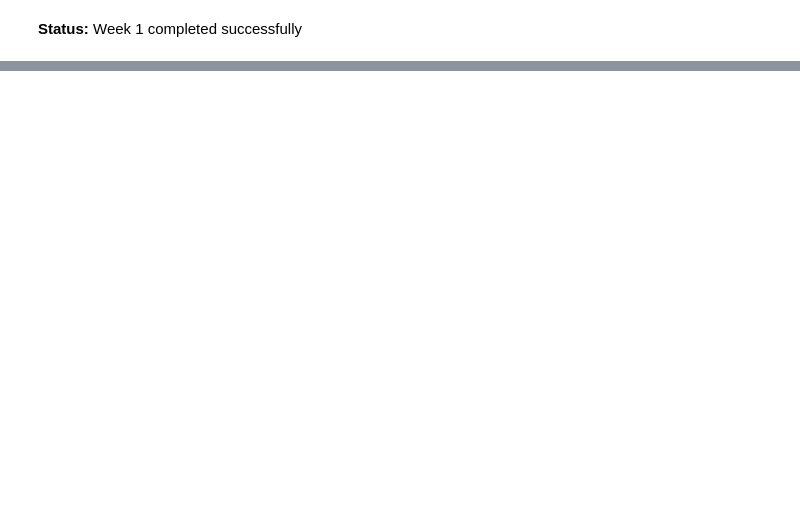
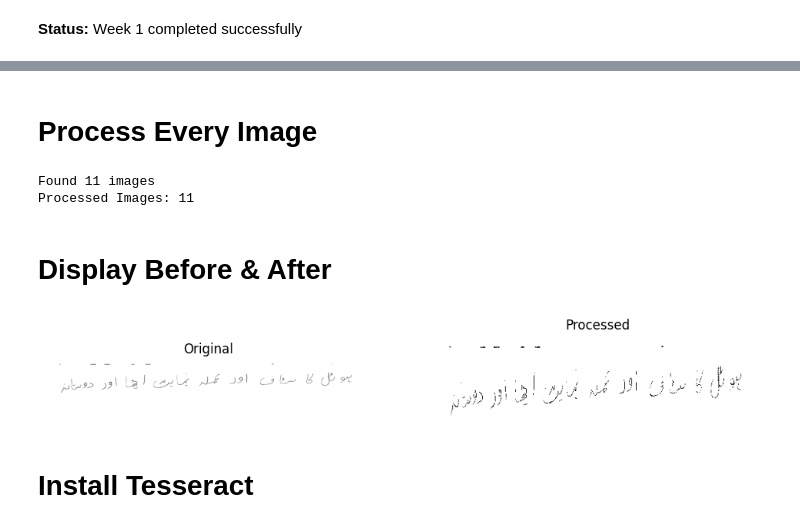
Before and after one commit to tfxhk/urdu_ocr_codesaviours_si26_Hafiza_Tehreem, a Jupyter notebook: SI26-Week1-hafiza-tehreem.ipynb, the cells around one changed output, grey strips where cells are left out. Drawn from its saved outputs; the diff is of its cells as text; code cells hidden in the pictures; blank space fills up the shorter version.

```diff
--- a/SI26-Week1-hafiza-tehreem.ipynb
+++ b/SI26-Week1-hafiza-tehreem.ipynb
@@ -197,0 +344,60 @@ print("Total images:", len(df)) # counting images
+# %% [markdown]
+# Process Every Image
+# %%
+import glob
+import os
+
+all_images = glob.glob("/content/data/raw/Urdu OCR/**/*.png", recursive=True)
+all_images += glob.glob("/content/data/raw/Urdu OCR/**/*.jpg", recursive=True)
+all_images += glob.glob("/content/data/raw/Urdu OCR/**/*.jpeg", recursive=True)
+
+print("Found", len(all_images), "images")
+
+processed = 0
+
+for img_path in all_images:
+
+    filename = os.path.basename(img_path)
+
+    save_path = os.path.join(
+        "/content/data/processed",
+        filename
+    )
+
+    result = preprocess_image(img_path, save_path)
+
+    if result is not None:
+        processed += 1
+
+print("Processed Images:", processed)
+# %% [output]
+Found 11 images
+Processed Images: 11
+# %% [markdown]
+# Display Before & After
+# %%
+import matplotlib.pyplot as plt
+from PIL import Image
+import glob
+
+original = glob.glob("/content/data/raw/Urdu OCR/**/*.png", recursive=True)[0]
+
+processed = "/content/data/processed/" + os.path.basename(original)
+
+plt.figure(figsize=(12,5))
+
+plt.subplot(1,2,1)
+plt.imshow(Image.open(original))
+plt.title("Original")
+plt.axis("off")
+
+plt.subplot(1,2,2)
+plt.imshow(Image.open(processed), cmap="gray")
+plt.title("Processed")
+plt.axis("off")
+
+plt.show()
+# %% [output]
+[figure, added]
+# %% [markdown]
+# Install Tesseract
```
Also changed, not shown: parts of 28 cells of this notebook.
